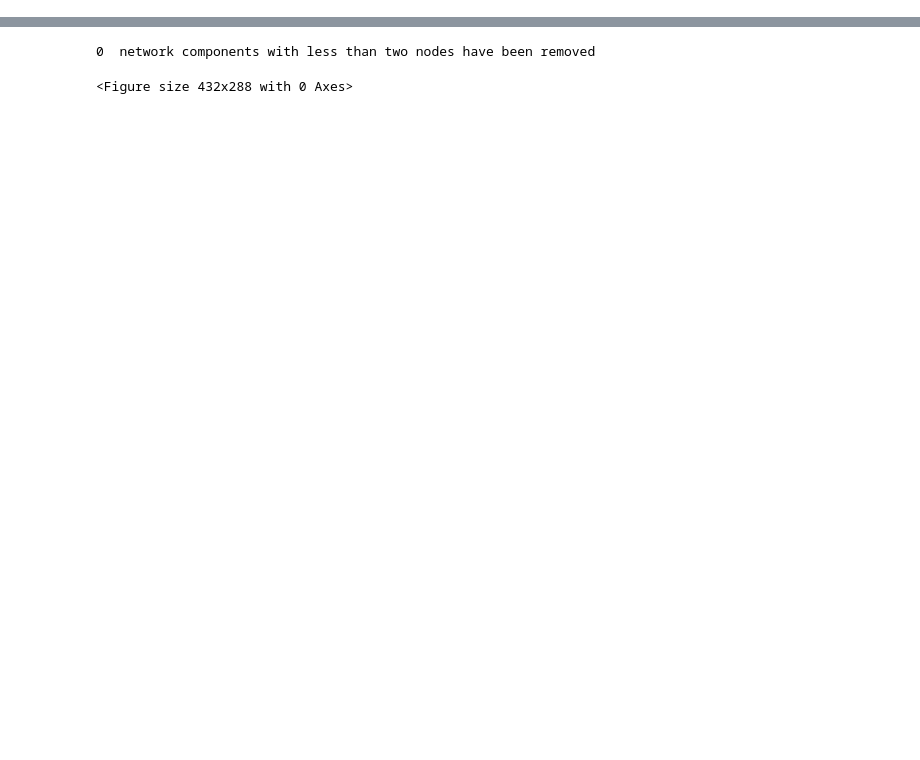
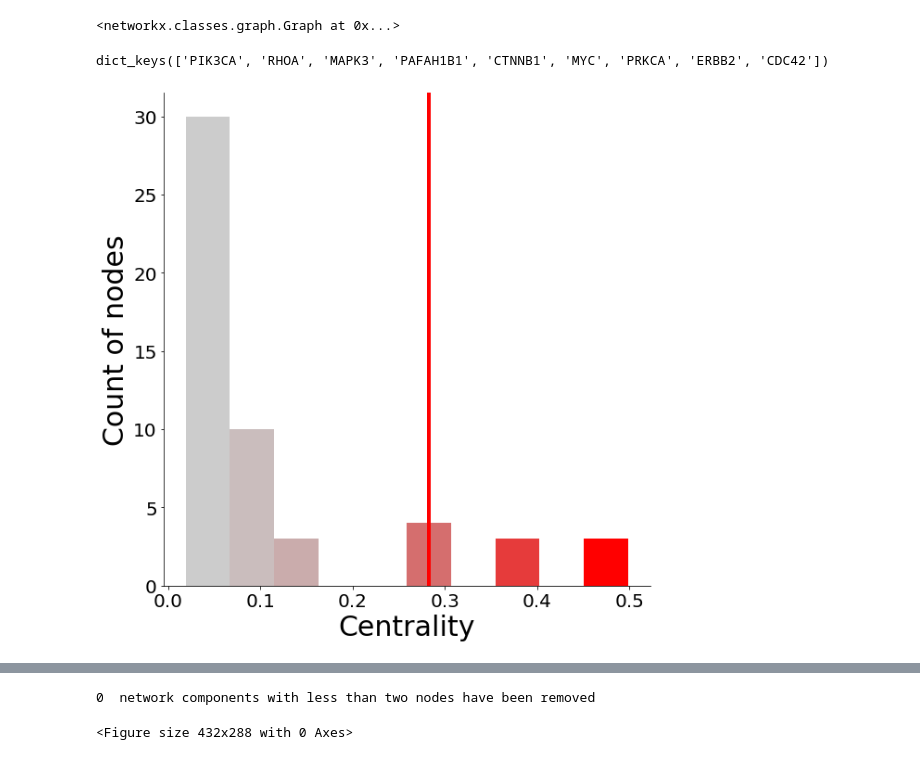
Before and after one commit to GJOsmak/miRNET, a Jupyter notebook: Example.ipynb, the cells around one changed output, grey strips where cells are left out. Cells and saved outputs as stored; diff of their text form; code cells hidden in the pictures; blank space fills up the shorter version.

```diff
--- a/Example.ipynb
+++ b/Example.ipynb
@@ -33,0 +33,4 @@ miRNET.draw_key_nodes_extractor(card_LCC=miR21_NET.graph_char['card_LCC'],
+# %%
+Regulome.get_LCC() #get the largest connected component from the network
+# %% [output]
+<networkx.classes.graph.Graph at 0x...>
@@ -33,0 +42,4 @@ miRNET.draw_key_nodes_extractor(card_LCC=miR21_NET.graph_char['card_LCC'],
+# %%
+kne.extraction() #key nodes extraction
+# %% [output]
+dict_keys(['PIK3CA', 'RHOA', 'MAPK3', 'PAFAH1B1', 'CTNNB1', 'MYC', 'PRKCA', 'ERBB2', 'CDC42'])
@@ -33,0 +48,4 @@ miRNET.draw_key_nodes_extractor(card_LCC=miR21_NET.graph_char['card_LCC'],
+# %%
+plt.central_distr()
+# %% [output]
+[figure, added]
```
Also changed, not shown: parts of 14 cells of this notebook, 4 other files.
